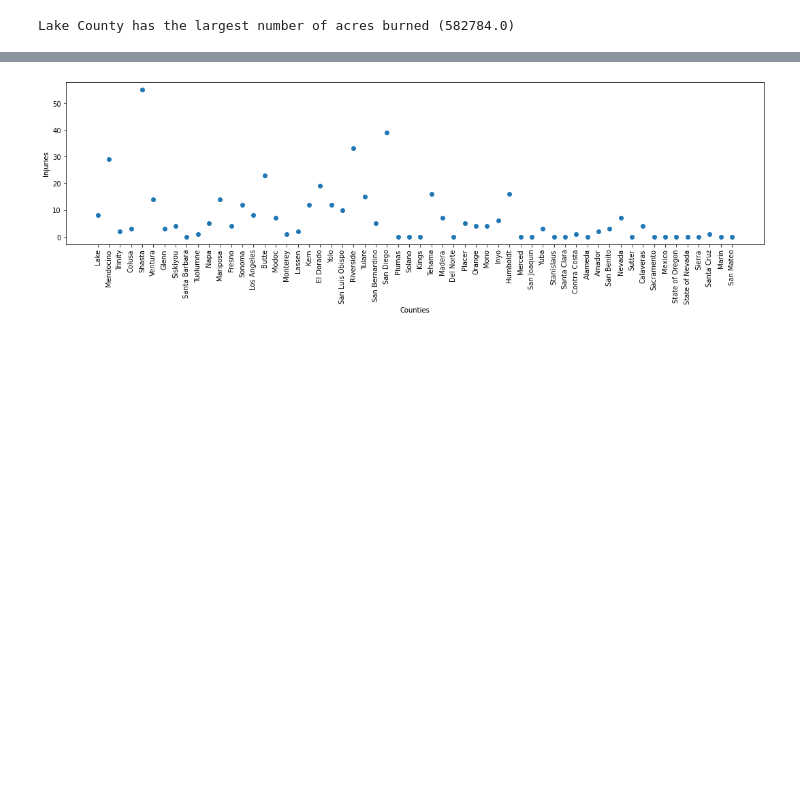
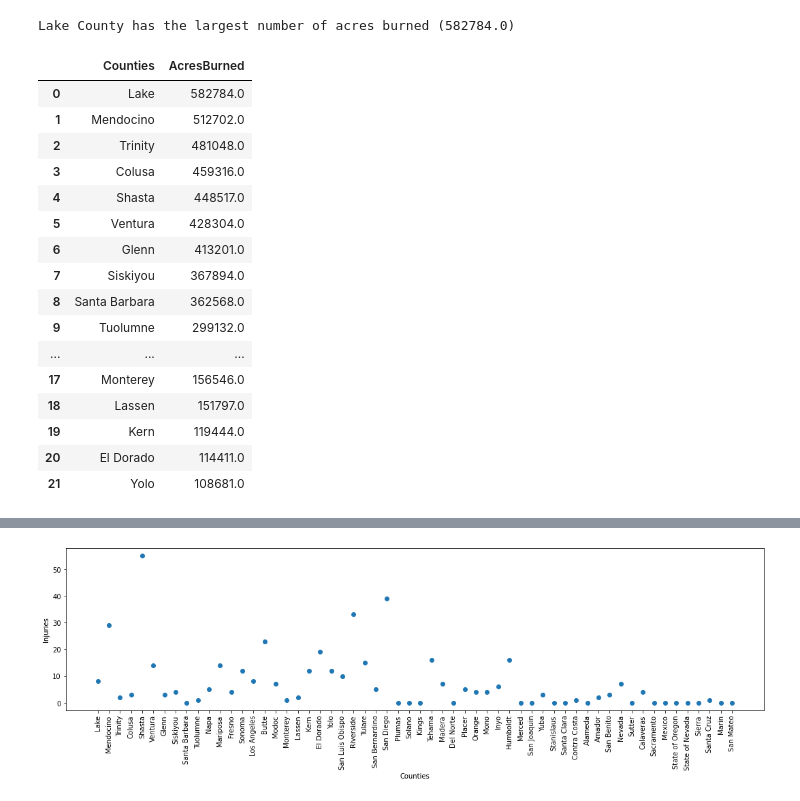
Before and after one commit to jump8621/data-project-I, a Jupyter notebook: alessandro_pyre.ipynb, the cells around one changed output, grey strips where cells are left out. Cells and saved outputs as stored; diff of their text form; code cells hidden in the pictures; blank space fills up the shorter version.

```diff
--- a/alessandro_pyre.ipynb
+++ b/alessandro_pyre.ipynb
@@ -168,3 +155,29 @@ print(f"{p3} County has the largest number of acres burned ({p2})")
 # %% [output]
 [figure]
 Lake County has the largest number of acres burned (582784.0)
+# %%
+df10 = df1.groupby(["Counties"]).sum()
+df10 = df10.loc[(df10["AcresBurned"] >= 10**5)]
+
+df10 = df10.sort_values("AcresBurned", ascending = 0).reset_index()
+
+df10 = df10[["Counties","AcresBurned"]]
+df10
+# %% [output]
+|  | Counties | AcresBurned |
+| 0 | Lake | 582784.0 |
+| 1 | Mendocino | 512702.0 |
+| 2 | Trinity | 481048.0 |
+| 3 | Colusa | 459316.0 |
+| 4 | Shasta | 448517.0 |
+| 5 | Ventura | 428304.0 |
+| 6 | Glenn | 413201.0 |
+| 7 | Siskiyou | 367894.0 |
+| 8 | Santa Barbara | 362568.0 |
+| 9 | Tuolumne | 299132.0 |
+| ... | ... | ... |
+| 17 | Monterey | 156546.0 |
+| 18 | Lassen | 151797.0 |
+| 19 | Kern | 119444.0 |
+| 20 | El Dorado | 114411.0 |
+| 21 | Yolo | 108681.0 |
```
Also changed, not shown: parts of 14 cells of this notebook, 3 other files.
